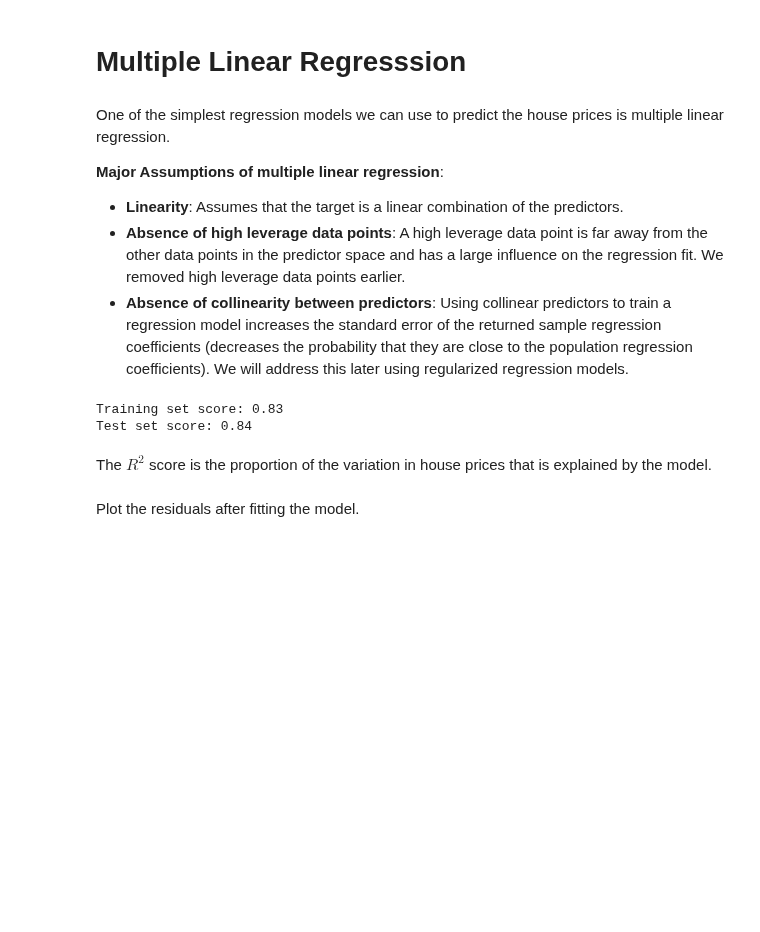
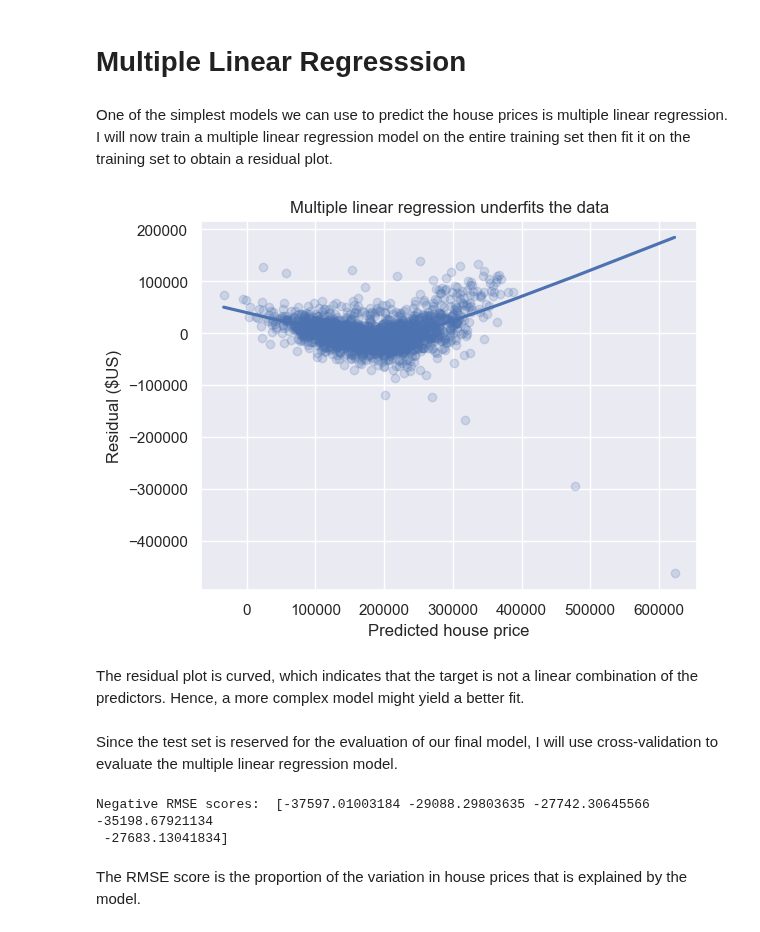
Before and after one commit to blue-fish-0/Data-Analytics-Projects, a Jupyter notebook: House Prices Prediction/house-prices-prediction.ipynb, the cells around one changed output. Drawn from its saved outputs; the diff is of its cells as text; code cells hidden in the pictures; blank space fills up the shorter version.

```diff
--- a/House Prices Prediction/house-prices-prediction.ipynb
+++ b/House Prices Prediction/house-prices-prediction.ipynb
@@ -165,0 +153,4 @@ dtype: float64
+# %%
+outlier_mask = y_train[y_train < 500_000].index
+X_train = X_train[X_train.index.isin(outlier_mask)]
+y_train = y_train[y_train < 500_000]
@@ -166,22 +171,38 @@ dtype: float64
+# %%
+data_processing = make_pipeline(StandardScaler(), KNNImputer())
 # %% [markdown]
 # Multiple Linear Regresssion
-# %% [markdown]
-One of the simplest regression models we can use to predict the house prices is multiple linear regression.
-
-**Major Assumptions of multiple linear regression**:
-- **Linearity**: Assumes that the target is a linear combination of the predictors.
-- **Absence of high leverage data points**: A high leverage data point is far away from the other data points in the predictor space and has a large influence on the regression fit. We removed high leverage data points earlier.
-- **Absence of collinearity between predictors**: Using collinear predictors to train a regression model increases the standard error of the returned sample regression coefficients (decreases the probability that they are close to the population regression coefficients). We will address this later using regularized regression models.
-# %%
-lr = LinearRegression().fit(X_train, y_train)
-pred_y = lr.predict(X_test)
-
-print("Training set R^2 score: {:.2f}".format(lr.score(X_train, y_train)))
-print("Test set R^2 score: {:.2f}".format(lr.score(X_test, y_test)))
-# %% [output]
-Training set score: 0.83
-Test set score: 0.84
+# %% [markdown]
+One of the simplest models we can use to predict the house prices is multiple linear regression. I will now train a multiple linear regression model on the entire training set then fit it on the training set to obtain a residual plot.
+# %%
+linear_regression = make_pipeline(data_processing, LinearRegression())
+lr_train = linear_regression.fit(X_train, y_train)
+pred_y_train = pd.Series(lr_train.predict(X_train), index=X_train.index)
+train_residuals = y_train - pred_y_train
+
+sns.regplot(x=pred_y_train, y=train_residuals,
+            scatter_kws={"alpha": 0.2},
+            lowess=True) #locally weighted linear regression
+
+plt.title("Multiple linear regression underfits the data")
+plt.xlabel("Predicted house price")
+plt.ylabel("Residual ($US)")
+plt.show()
+# %% [output]
+[figure, added]
+# %% [markdown]
+The residual plot is curved, which indicates that the target is not a linear combination of the predictors. Hence, a more complex model might yield a better fit.
+# %% [markdown]
+Since the test set is reserved for the evaluation of our final model, I will use cross-validation to evaluate the multiple linear regression model.
+# %%
+linear_scores = cross_validate(linear_regression,
+                               X_train, y_train,
+                               scoring="neg_root_mean_squared_error",
+                               return_estimator=True)
+
+print("Negative RMSE scores: ", linear_scores["test_score"])
+# %% [output]
+Negative RMSE scores:  [-37597.01003184 -29088.29803635 -27742.30645566 -35198.67921134
+ -27683.13041834]
 # %% [markdown]
-The $R^2$ score is the proportion of the variation in house prices that is explained by the model.
+The RMSE score is the proportion of the variation in house prices that is explained by the model.
-# %% [markdown]
-Plot the residuals after fitting the model.
```
Also changed, not shown: parts of 34 cells of this notebook.
